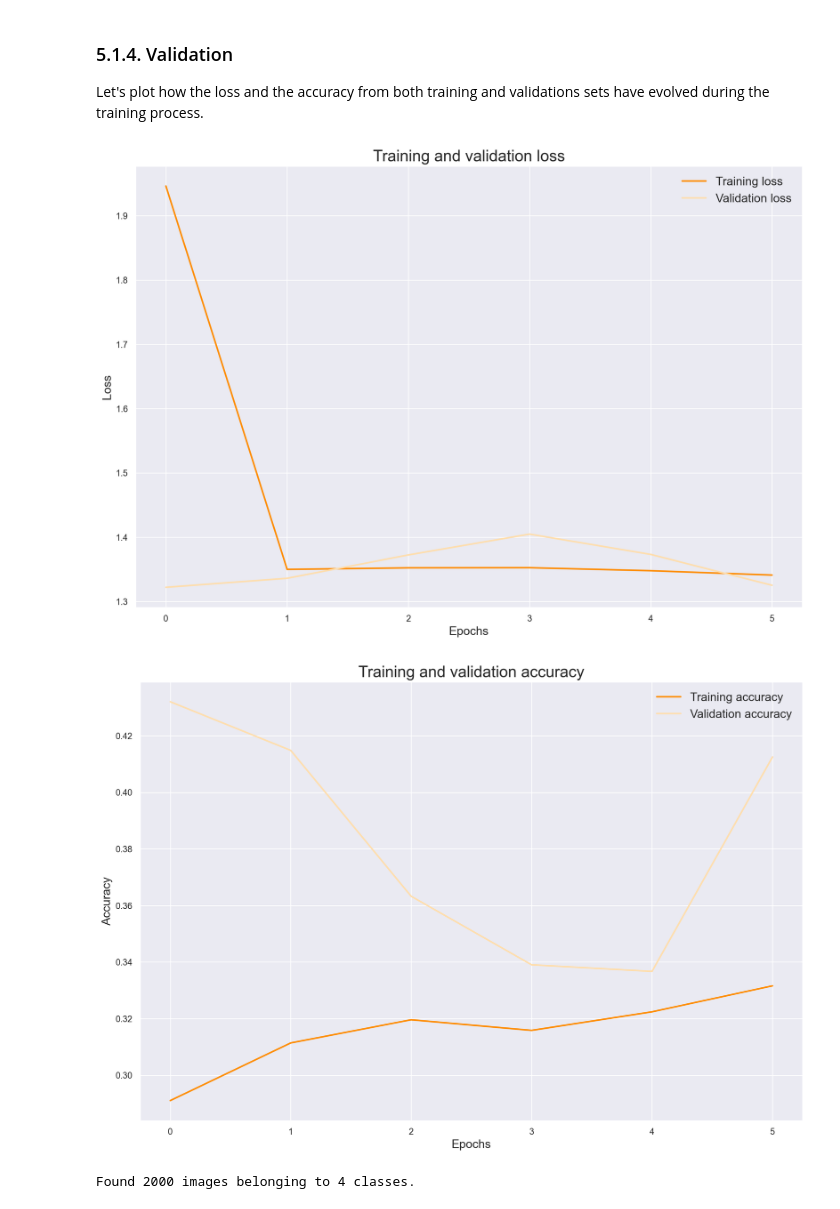
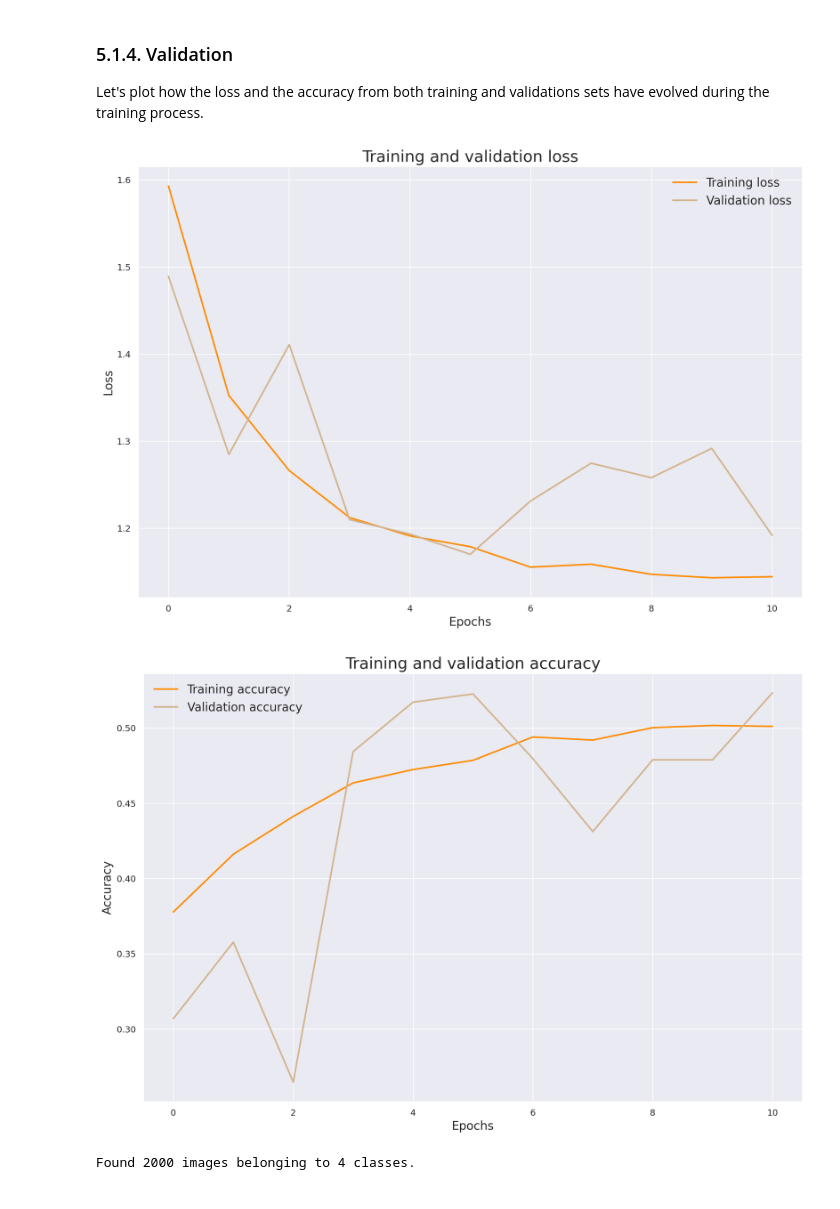
Before and after one commit to carlota-moh/art-classifier, a Jupyter notebook: 5-ResNet50.ipynb, the cells around one changed output. Cells and saved outputs as stored; diff of their text form; code cells hidden in the pictures.

Commit message:
Train ResNet-50 model

```diff
--- a/5-ResNet50.ipynb
+++ b/5-ResNet50.ipynb
@@ -104,7 +108,13 @@ model.add(conv_base)
 
 # Add the classifier
 model.add(layers.Flatten())
-# model.add(layers.Dense(512, activation='relu'))
+model.add(layers.BatchNormalization())
+model.add(layers.Dense(1024, activation='relu'))
+model.add(layers.Dropout(0.25))
+
+model.add(layers.BatchNormalization())
+model.add(layers.Dense(512, activation='relu'))
+model.add(layers.Dropout(0.25))
 
 # Output layer
 model.add(layers.Dense(4, activation='softmax'))
@@ -138,11 +146,11 @@ _________________________________________________________________
 # %% [markdown]
 We'll use Adam as our optimizer since it is the most popular optimizer right now, as well as versatile (i.e., it can be used in multiple contexts).
 # %%
-optimizer = optimizers.SGD(learning_rate=0.1, momentum=0.9, decay=0.0001)
+# optimizer = optimizers.SGD(learning_rate=0.1, momentum=0.9, weight_decay=0.0001)
 
 model.compile(
     loss='categorical_crossentropy',
-    optimizer=optimizer,
+    optimizer='adam',
     metrics=['acc']
 )
 # %% [markdown]
@@ -154,11 +162,11 @@ In this case, we will include the Data Augmentation step to the model preprocess
 # https://towardsdatascience.com/exploring-image-data-augmentation-with-keras-and-tensorflow-a8162d89b844
 train_datagen = ImageDataGenerator(
     rescale=1./255,
-    rotation_range=5,
-    width_shift_range=0.1,
-    height_shift_range=0.1,
-    brightness_range=(0.9, 1),
-    zoom_range=[0.95, 1.05],
+    rotation_range=15,
+    width_shift_range=0.2,
+    height_shift_range=0.2,
+    brightness_range=(0.8, 1),
+    zoom_range=[0.9, 1.1],
     horizontal_flip=True,
     fill_mode='nearest'
     )
@@ -260,14 +267,14 @@ val_loss = history.history['val_loss']
 epochs = range(len(acc))
 # %%
 # Plot loss curves
-plot_metric_curves(epochs, loss, val_loss, "darkorange", "navajowhite", "Loss")
+plot_metric_curves(epochs, loss, val_loss, "darkorange", "tan", "Loss")
 # %% [output]
-[figure, old version]
+[figure, new version]
 # %%
 # Plot accuracy curves
-plot_metric_curves(epochs, acc, val_acc, "darkorange", "navajowhite", "Accuracy")
+plot_metric_curves(epochs, acc, val_acc, "darkorange", "tan", "Accuracy")
 # %% [output]
-[figure, old version]
+[figure, new version]
 # %%
 test_generator = test_datagen.flow_from_directory(
         test_dir,
```
Also changed, not shown: parts of 19 cells of this notebook.
